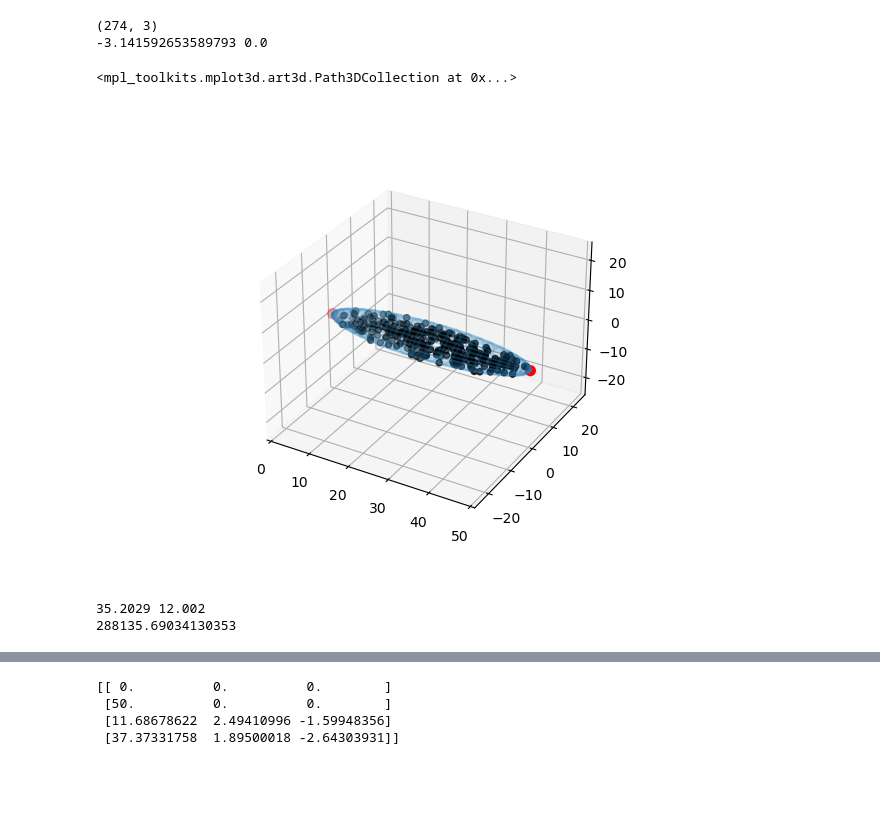
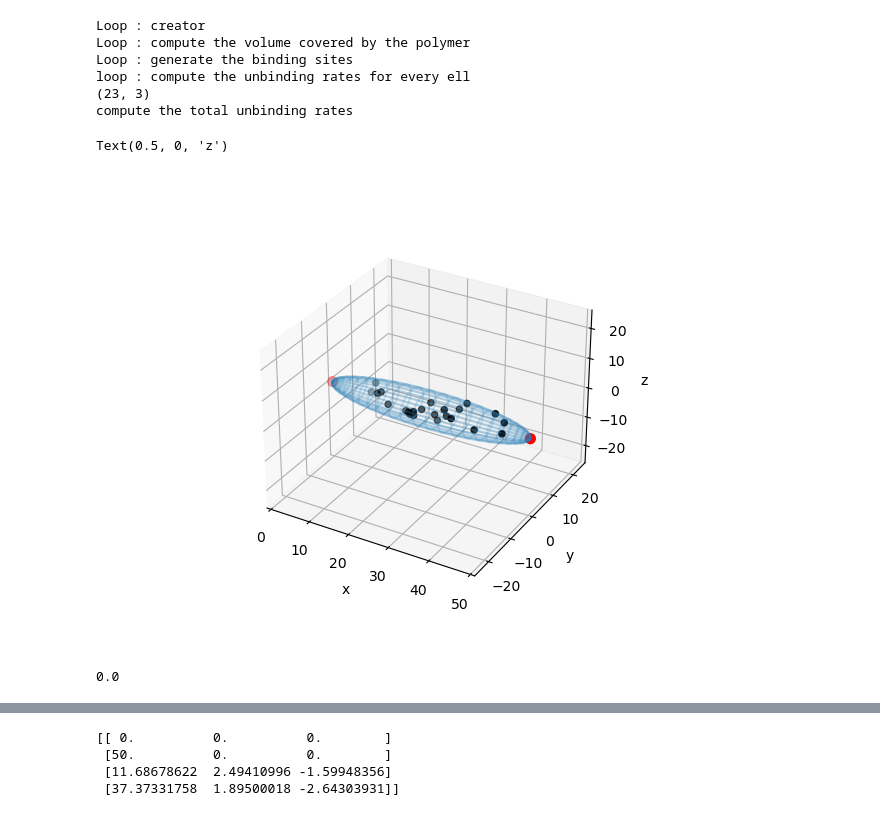
Before and after one commit to HugoLeRoy94/Aging_Condensate, a Jupyter notebook: Test_backend.ipynb, the cells around one changed output, grey strips where cells are left out. Drawn from its saved outputs; the diff is of its cells as text; code cells hidden in the pictures; blank space fills up the shorter version.

Commit message:
compiles, and can bind to new linkers. No unbinding. the drawing of ellipse works on jupyter.

```diff
--- a/Test_backend.ipynb
+++ b/Test_backend.ipynb
@@ -7,39 +7,54 @@ import ellipse as ell
 # %%
 ell_tot = 100.
 distance_anchor = 50.
-rho0 = 0.11
+rho0 = 0.01
 temperature = 0.1
 # %%
 S = System(ell_tot,distance_anchor,rho0,temperature)
 r = S.get_r()
 print(r.shape)
 R = S.get_R()
 
 fig = plt.figure()
 ax = fig.add_subplot(projection='3d')
 
 Ell = S.get_ell()
 for i in range(0,R.shape[0]-1):
     #axes = ell.construct_axes_from_main_axe((R[i+1]-R[i])/2,np.sqrt(Ell[i])/2)
     #print(axes)
-    xel,yel,zel = ell.ellipse_from_main_ax(-(R[i+1]-R[i])/2,np.linalg.norm((R[i+1]-R[i])/2),np.sqrt(Ell[i])/2,[0.5*(R[i,0]+R[i+1,0]),0.5*(R[i+1,1]+R[i,1]),(R[i+1,2]+R[i,2])*0.5])
+    if np.linalg.norm(R[i+1]-R[i]) < Ell[i]*0.1:
+        a = np.sqrt(Ell[i])*0.5
+        b = np.sqrt(Ell[i])*0.5
+
+    else:
+        a = np.linalg.norm(R[i+1]-R[i])/2
+        b = np.sqrt(Ell[i])*0.5
+    xel,yel,zel = ell.ellipse_from_main_ax(-(R[i+1]-R[i])/2,a,b,[0.5*(R[i,0]+R[i+1,0]),0.5*(R[i+1,1]+R[i,1]),(R[i+1,2]+R[i,2])*0.5])
     ax.plot_wireframe(xel, yel, zel,  rstride=4, cstride=4, color='#2980b9', alpha=0.2)
 
-ax.set_xlim(0,50)
+ax.set_xlim(min(R[:,0]),max(R[:,0]))
 ax.set_ylim(-25,25)
 ax.set_zlim(-25,25)
 
 ax.scatter(r[:,0],r[:,1],r[:,2],color='black')
 ax.scatter(R[:,0],R[:,1],R[:,2],s=50,color='red')
+ax.set_xlabel('x')
+ax.set_ylabel('y')
+ax.set_zlabel('z')
 # %% [output]
-(274, 3)
--3.141592653589793 0.0
+Loop : creator
+Loop : compute the volume covered by the polymer
+Loop : generate the binding sites
+loop : compute the unbinding rates for every ell
+(23, 3)
+compute the total unbinding rates
-<mpl_toolkits.mplot3d.art3d.Path3DCollection at 0x...>
+Text(0.5, 0, 'z')
-[figure, old version]
+[figure, new version]
+# %%
+print(np.arctan2(0,0))
+# %% [output]
+0.0
 # %%
 print(S.evolve())
-# %% [output]
-35.2029 12.002
-288135.69034130353
 # %%
 r = S.get_r()
```
Also changed, not shown: parts of 1 cell of this notebook, 19 other files.
